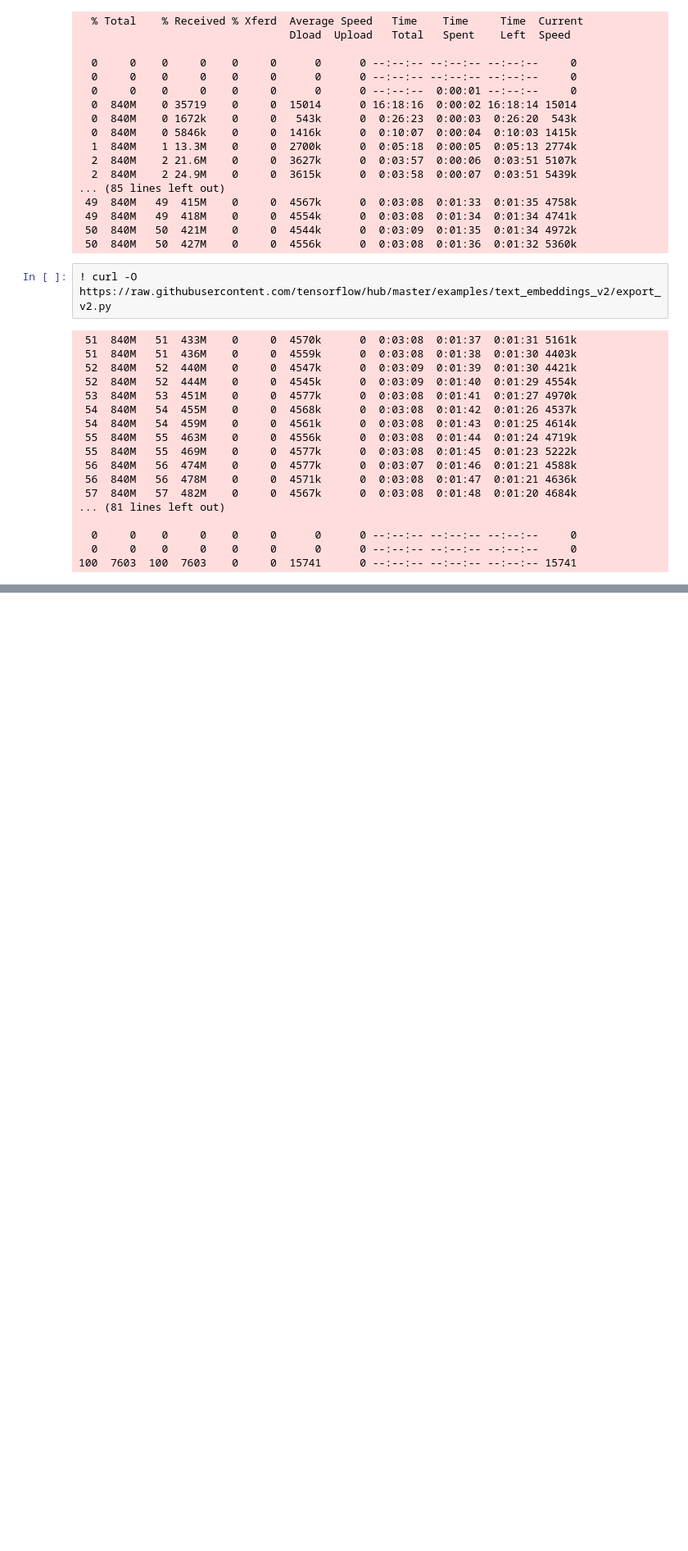
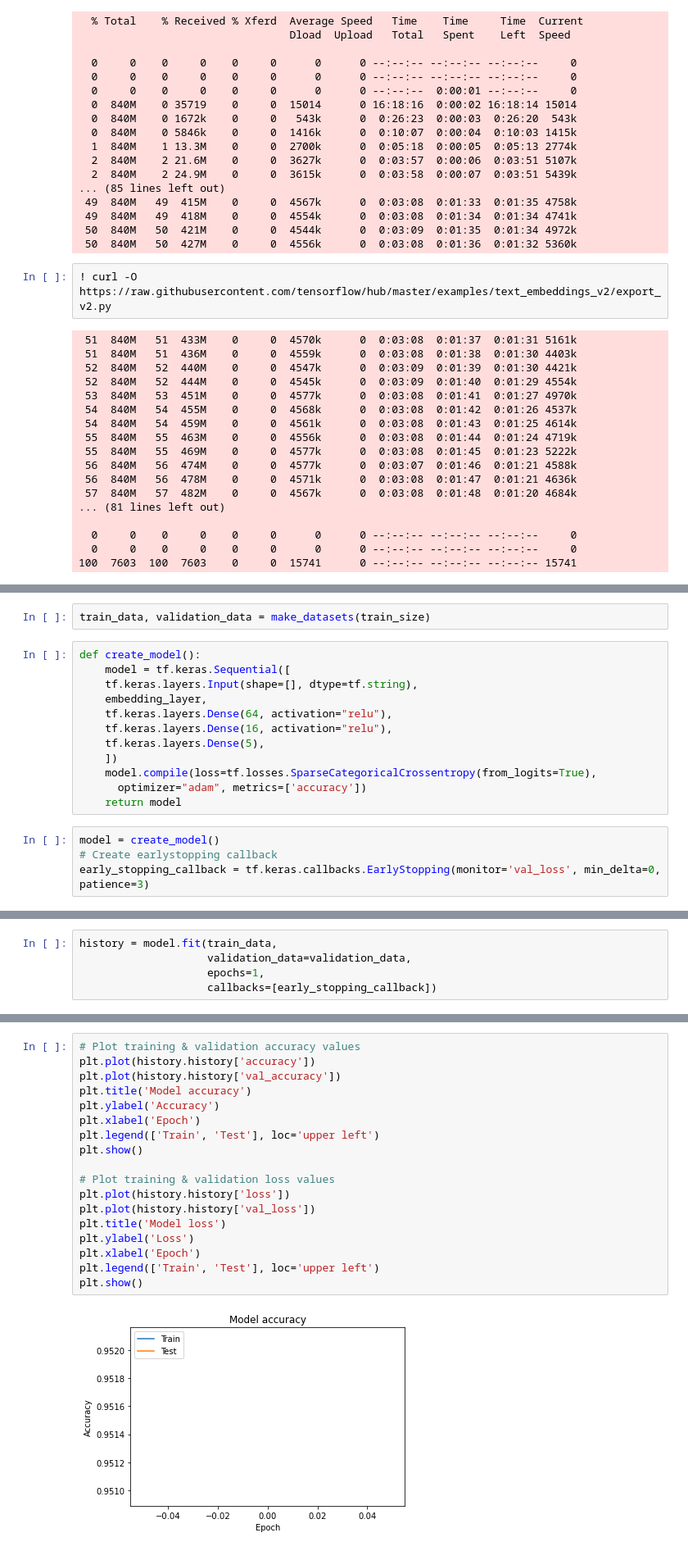
Before and after one commit to adib0073/Bengali_Article_Classifier, a Jupyter notebook: Bengali Text Classification.ipynb, the cells around one changed output, grey strips where cells are left out. Shown: that part at 82% size. Drawn from its saved outputs; the diff is of its cells as text; blank space fills up the shorter version.

```diff
--- a/Bengali Text Classification.ipynb
+++ b/Bengali Text Classification.ipynb
@@ -76,0 +163,18 @@ gdown.download(
+# %%
+train_data, validation_data = make_datasets(train_size)
+# %%
+def create_model():
+    model = tf.keras.Sequential([
+    tf.keras.layers.Input(shape=[], dtype=tf.string),
+    embedding_layer,
+    tf.keras.layers.Dense(64, activation="relu"),
+    tf.keras.layers.Dense(16, activation="relu"),
+    tf.keras.layers.Dense(5),
+    ])
+    model.compile(loss=tf.losses.SparseCategoricalCrossentropy(from_logits=True),
+      optimizer="adam", metrics=['accuracy'])
+    return model
+# %%
+model = create_model()
+# Create earlystopping callback
+early_stopping_callback = tf.keras.callbacks.EarlyStopping(monitor='val_loss', min_delta=0, patience=3)
@@ -76,0 +192,5 @@ gdown.download(
+# %%
+history = model.fit(train_data,
+                    validation_data=validation_data,
+                    epochs=1,
+                    callbacks=[early_stopping_callback])
@@ -76,0 +199,20 @@ gdown.download(
+# %%
+# Plot training & validation accuracy values
+plt.plot(history.history['accuracy'])
+plt.plot(history.history['val_accuracy'])
+plt.title('Model accuracy')
+plt.ylabel('Accuracy')
+plt.xlabel('Epoch')
+plt.legend(['Train', 'Test'], loc='upper left')
+plt.show()
+
+# Plot training & validation loss values
+plt.plot(history.history['loss'])
+plt.plot(history.history['val_loss'])
+plt.title('Model loss')
+plt.ylabel('Loss')
+plt.xlabel('Epoch')
+plt.legend(['Train', 'Test'], loc='upper left')
+plt.show()
+# %% [output]
+[figure, added]
```
Also changed, not shown: parts of 18 cells of this notebook.
